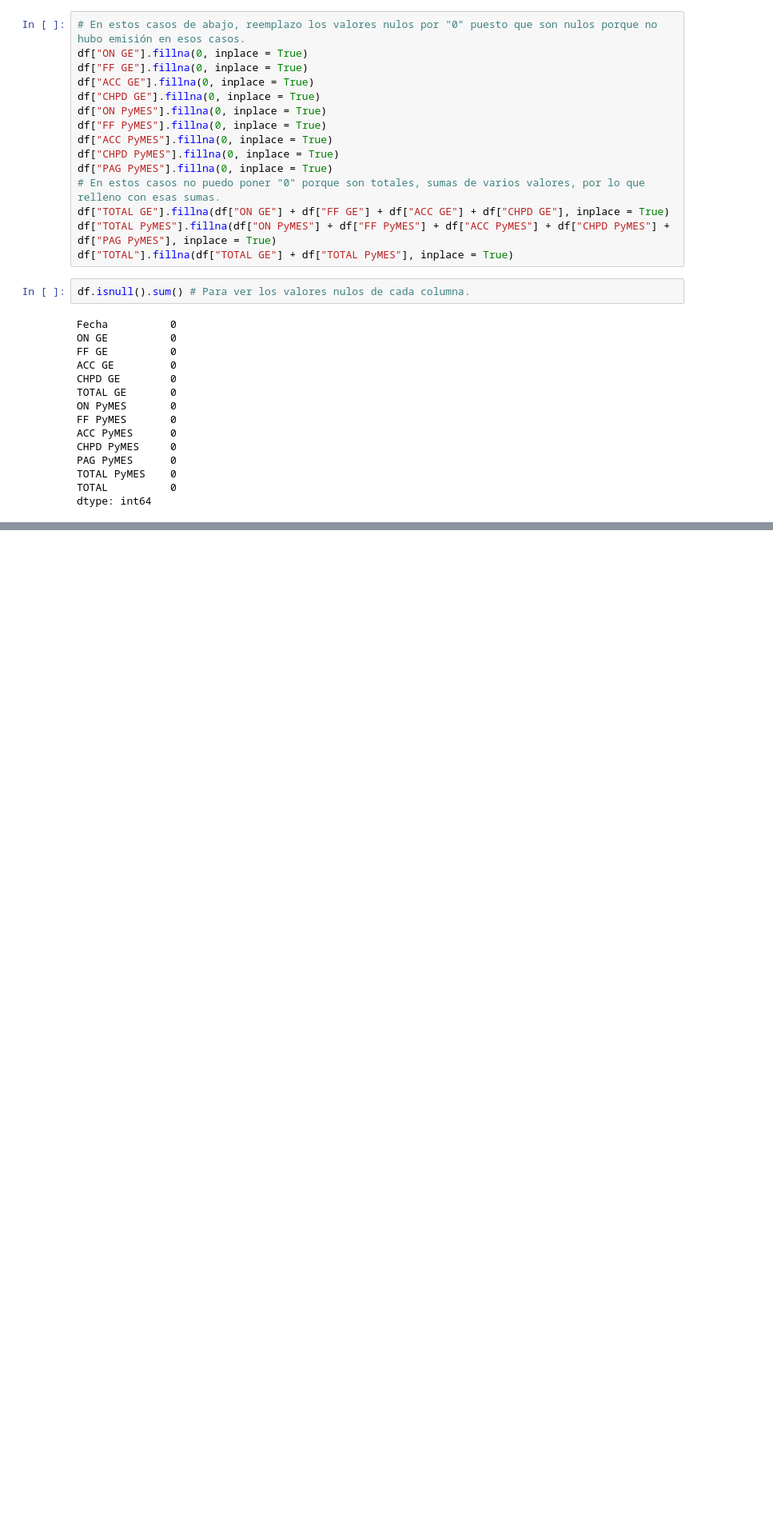
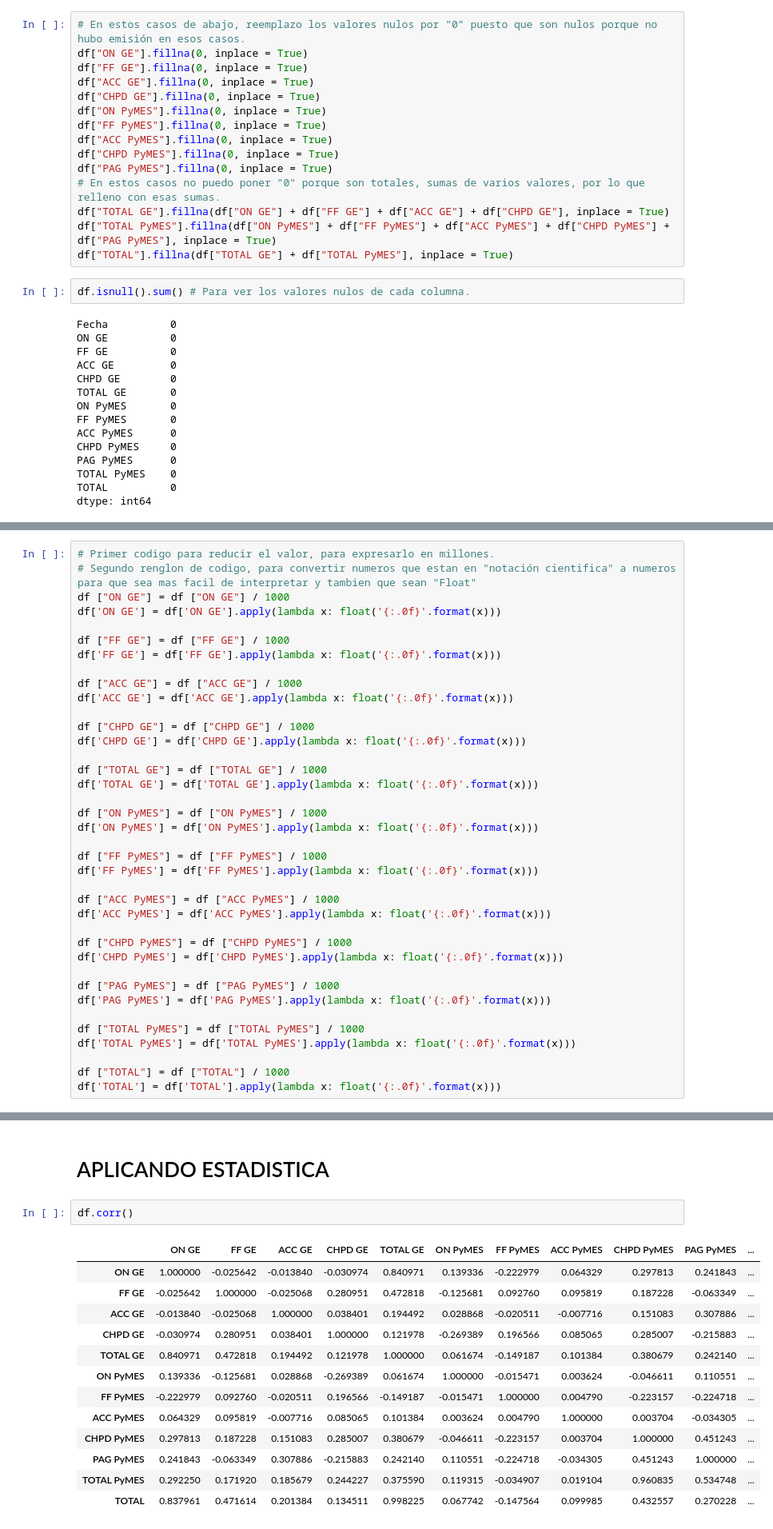
Before and after one commit to NestorDiazDataSC/Analisis_de_Datos, a Jupyter notebook: Financiamiento_Privado_Mercado_Capitales/FinanciamientoCapitales.ipynb, the cells around one changed output, grey strips where cells are left out. Shown: that part at 80% size. Saved outputs shown, nothing was run; the diff lists cells and outputs as text; blank space fills up the shorter version.

```diff
--- a/Financiamiento_Privado_Mercado_Capitales/FinanciamientoCapitales.ipynb
+++ b/Financiamiento_Privado_Mercado_Capitales/FinanciamientoCapitales.ipynb
@@ -169,0 +179,38 @@ dtype: int64
+# %%
+# Primer codigo para reducir el valor, para expresarlo en millones.
+# Segundo renglon de codigo, para convertir numeros que estan en "notación cientifica" a numeros para que sea mas facil de interpretar y tambien que sean "Float"
+df ["ON GE"] = df ["ON GE"] / 1000
+df['ON GE'] = df['ON GE'].apply(lambda x: float('{:.0f}'.format(x)))
+
+df ["FF GE"] = df ["FF GE"] / 1000
+df['FF GE'] = df['FF GE'].apply(lambda x: float('{:.0f}'.format(x)))
+
+df ["ACC GE"] = df ["ACC GE"] / 1000
+df['ACC GE'] = df['ACC GE'].apply(lambda x: float('{:.0f}'.format(x)))
+
+df ["CHPD GE"] = df ["CHPD GE"] / 1000
+df['CHPD GE'] = df['CHPD GE'].apply(lambda x: float('{:.0f}'.format(x)))
+
+df ["TOTAL GE"] = df ["TOTAL GE"] / 1000
+df['TOTAL GE'] = df['TOTAL GE'].apply(lambda x: float('{:.0f}'.format(x)))
+
+df ["ON PyMES"] = df ["ON PyMES"] / 1000
+df['ON PyMES'] = df['ON PyMES'].apply(lambda x: float('{:.0f}'.format(x)))
+
+df ["FF PyMES"] = df ["FF PyMES"] / 1000
+df['FF PyMES'] = df['FF PyMES'].apply(lambda x: float('{:.0f}'.format(x)))
+
+df ["ACC PyMES"] = df ["ACC PyMES"] / 1000
+df['ACC PyMES'] = df['ACC PyMES'].apply(lambda x: float('{:.0f}'.format(x)))
+
+df ["CHPD PyMES"] = df ["CHPD PyMES"] / 1000
+df['CHPD PyMES'] = df['CHPD PyMES'].apply(lambda x: float('{:.0f}'.format(x)))
+
+df ["PAG PyMES"] = df ["PAG PyMES"] / 1000
+df['PAG PyMES'] = df['PAG PyMES'].apply(lambda x: float('{:.0f}'.format(x)))
+
+df ["TOTAL PyMES"] = df ["TOTAL PyMES"] / 1000
+df['TOTAL PyMES'] = df['TOTAL PyMES'].apply(lambda x: float('{:.0f}'.format(x)))
+
+df ["TOTAL"] = df ["TOTAL"] / 1000
+df['TOTAL'] = df['TOTAL'].apply(lambda x: float('{:.0f}'.format(x)))
@@ -169,0 +225,18 @@ dtype: int64
+# %% [markdown]
+# APLICANDO ESTADISTICA
+# %%
+df.corr()
+# %% [output]
+|  | ON GE | FF GE | ACC GE | CHPD GE | TOTAL GE | ON PyMES | FF PyMES | ACC PyMES | CHPD PyMES | PAG PyMES | ... |
+| ON GE | 1.000000 | -0.025642 | -0.013840 | -0.030974 | 0.840971 | 0.139336 | -0.222979 | 0.064329 | 0.297813 | 0.241843 | ... |
+| FF GE | -0.025642 | 1.000000 | -0.025068 | 0.280951 | 0.472818 | -0.125681 | 0.092760 | 0.095819 | 0.187228 | -0.063349 | ... |
+| ACC GE | -0.013840 | -0.025068 | 1.000000 | 0.038401 | 0.194492 | 0.028868 | -0.020511 | -0.007716 | 0.151083 | 0.307886 | ... |
+| CHPD GE | -0.030974 | 0.280951 | 0.038401 | 1.000000 | 0.121978 | -0.269389 | 0.196566 | 0.085065 | 0.285007 | -0.215883 | ... |
+| TOTAL GE | 0.840971 | 0.472818 | 0.194492 | 0.121978 | 1.000000 | 0.061674 | -0.149187 | 0.101384 | 0.380679 | 0.242140 | ... |
+| ON PyMES | 0.139336 | -0.125681 | 0.028868 | -0.269389 | 0.061674 | 1.000000 | -0.015471 | 0.003624 | -0.046611 | 0.110551 | ... |
+| FF PyMES | -0.222979 | 0.092760 | -0.020511 | 0.196566 | -0.149187 | -0.015471 | 1.000000 | 0.004790 | -0.223157 | -0.224718 | ... |
+| ACC PyMES | 0.064329 | 0.095819 | -0.007716 | 0.085065 | 0.101384 | 0.003624 | 0.004790 | 1.000000 | 0.003704 | -0.034305 | ... |
+| CHPD PyMES | 0.297813 | 0.187228 | 0.151083 | 0.285007 | 0.380679 | -0.046611 | -0.223157 | 0.003704 | 1.000000 | 0.451243 | ... |
+| PAG PyMES | 0.241843 | -0.063349 | 0.307886 | -0.215883 | 0.242140 | 0.110551 | -0.224718 | -0.034305 | 0.451243 | 1.000000 | ... |
+| TOTAL PyMES | 0.292250 | 0.171920 | 0.185679 | 0.244227 | 0.375590 | 0.119315 | -0.034907 | 0.019104 | 0.960835 | 0.534748 | ... |
+| TOTAL | 0.837961 | 0.471614 | 0.201384 | 0.134511 | 0.998225 | 0.067742 | -0.147564 | 0.099985 | 0.432557 | 0.270228 | ... |
```
Also changed, not shown: parts of 5 cells of this notebook.
